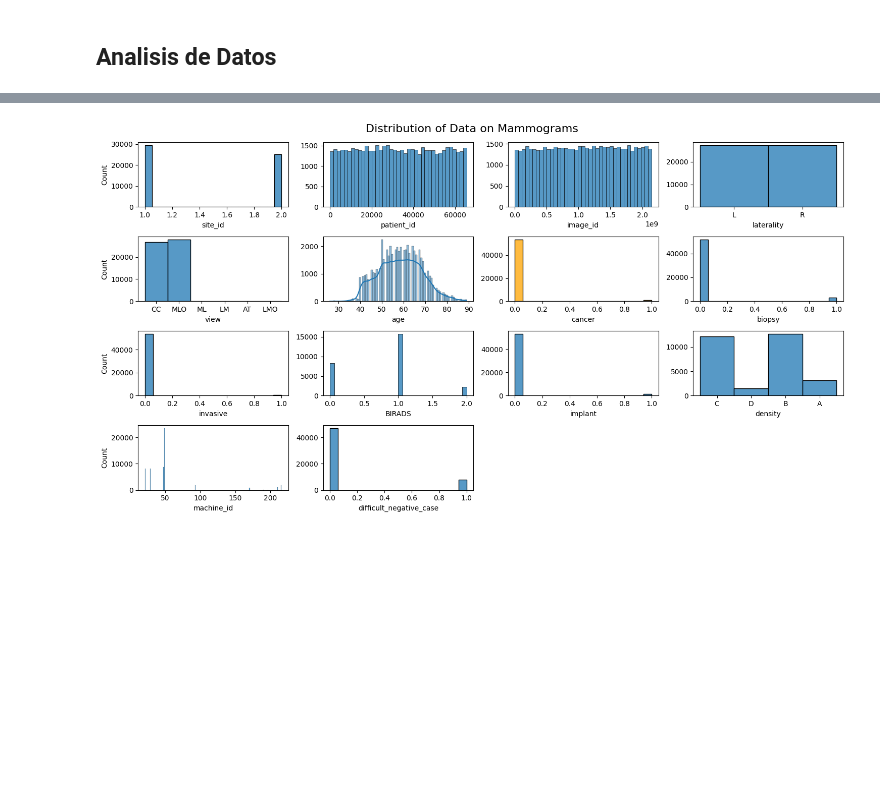
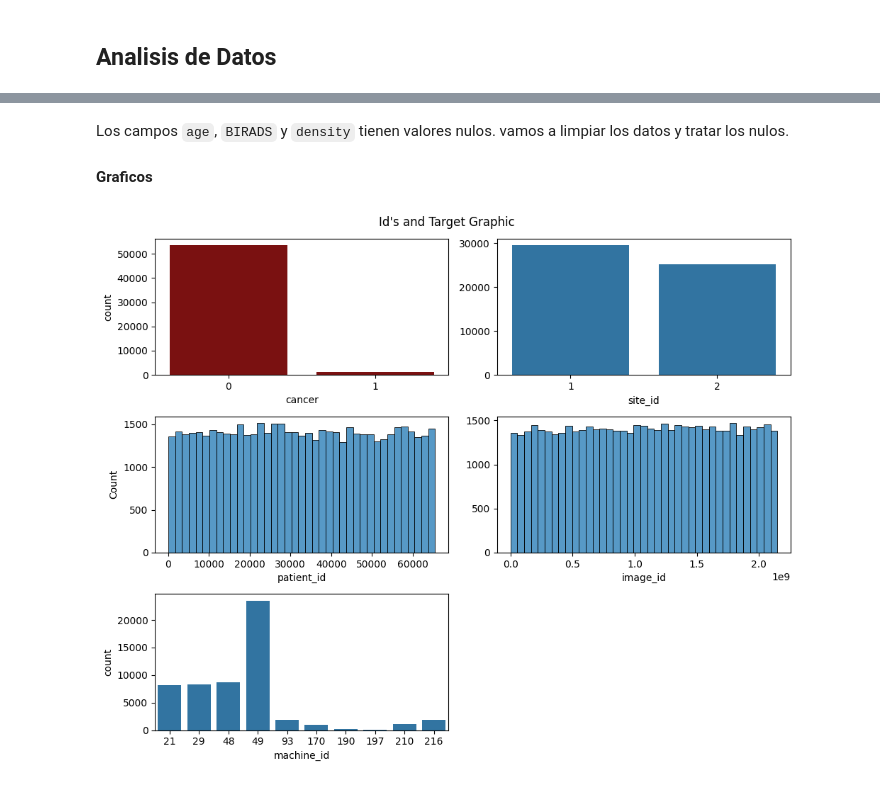
Before and after one commit to Fj-martinez33/RSNA-Breast-Cancer-Detection, a Jupyter notebook: src/explore.ipynb, the cells around one changed output, grey strips where cells are left out. Drawn from its saved outputs; the diff is of its cells as text; code cells hidden in the pictures; blank space fills up the shorter version.

Commit message:
Univariable Graphics

```diff
--- a/src/explore.ipynb
+++ b/src/explore.ipynb
@@ -104,39 +138,24 @@ Column density: 25236 NaN values
-# %%
-#Vamos a graficar los datos del dataframe para saber con los datos que estamos trabajando.
-
-fig, axis = plt.subplots(4,4, figsize=(15,8))
-
-sns.histplot(dataTrain, x=dataTrain["site_id"], ax=axis[0,0]) # Identifcador del centro donde se tomo la prueba.
-sns.histplot(dataTrain, x=dataTrain["patient_id"], ax=axis[0,1]) #Identificador del paciente.
-axis[0,1].set_ylabel(None)
-sns.histplot(dataTrain, x=dataTrain["image_id"], ax=axis[0,2]) #Image_ID es el identificador de la mamografia.
-axis[0,2].set_ylabel(None)
-sns.histplot(dataTrain, x=dataTrain["laterality"], ax=axis[0,3]) #Determina si es el seno derecho o izquierdo.
-axis[0,3].set_ylabel(None)
-sns.histplot(dataTrain, x=dataTrain["view"], ax=axis[1,0]) #Determina la vista de la mamografia.
-sns.histplot(dataTrain, x=dataTrain["age"], ax=axis[1,1],kde=True) #Edad de la paciente.
-axis[1,1].set_ylabel(None)
-sns.histplot(dataTrain, x=dataTrain["cancer"], ax=axis[1,2], color="orange") #TARGET. Determina si tiene o no cancer.
-axis[1,2].set_ylabel(None)
-sns.histplot(dataTrain, x=dataTrain["biopsy"], ax=axis[1,3]) #Deterima si se ha hecho biopsia o no.
-axis[1,3].set_ylabel(None)
-sns.histplot(dataTrain, x=dataTrain["invasive"], ax=axis[2,0]) #Determina si el cancer se ha propagado o no.
-sns.histplot(dataTrain, x=dataTrain["BIRADS"], ax=axis[2,1]) #BI-RADS determina la malignidad del cancer.
-axis[2,1].set_ylabel(None)
-sns.histplot(dataTrain, x=dataTrain["implant"], ax=axis[2,2]) #Determina si la paciente tiene o no implantes.
-axis[2,2].set_ylabel(None)
-sns.histplot(dataTrain, x=dataTrain["density"], ax=axis[2,3]) #Determina la densidad del tejido mamario.
-axis[2,3].set_ylabel(None)
-sns.histplot(dataTrain, x=dataTrain["machine_id"], ax=axis[3,0]) #Identificador de la maquina que hizo la mamografia.
-sns.histplot(dataTrain, x=dataTrain["difficult_negative_case"], ax=axis[3,1]) #Determina si la mamografia es dificil de interpretar.
-axis[3,1].set_ylabel(None)
-
-axis[3,2].axis("off")
-axis[3,3].axis("off")
-
-plt.suptitle("Distribution of Data on Mammograms", fontsize=16)
-
-plt.tight_layout()
-plt.show()
-# %% [output]
-[figure, removed]
+# %% [markdown]
+Los campos `age`, `BIRADS` y `density` tienen valores nulos. vamos a limpiar los datos y tratar los nulos.
+# %% [markdown]
+**Graficos**
+# %%
+#Vamos a segmentar los graficos en varias figuras. El primero que tomaremos serán los identificadores y el Target.
+
+fig, axis = plt.subplots(3,2, figsize=(10,8))
+
+sns.countplot(dataTrain, x=dataTrain["cancer"], ax= axis[0,0], color="darkred")
+sns.countplot(dataTrain, x=dataTrain["site_id"], ax=axis[0,1])
+axis[0,1].set_ylabel(None)
+sns.histplot(dataTrain, x=dataTrain["patient_id"], ax=axis[1,0])
+sns.histplot(dataTrain, x=dataTrain["image_id"], ax=axis[1,1])
+axis[1,1].set_ylabel(None)
+sns.countplot(dataTrain, x=dataTrain["machine_id"], ax=axis[2,0])
+axis[2,1].axis("off")
+
+plt.suptitle("Id's and Target Graphic")
+
+plt.tight_layout()
+plt.show()
+# %% [output]
+[figure, added]
```
Also changed, not shown: parts of 9 cells of this notebook.
